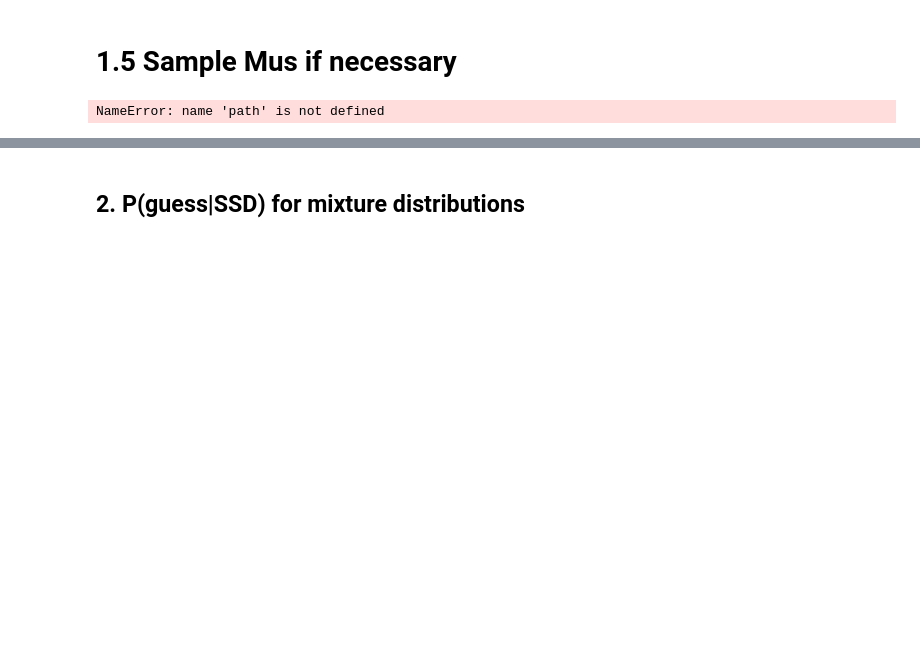
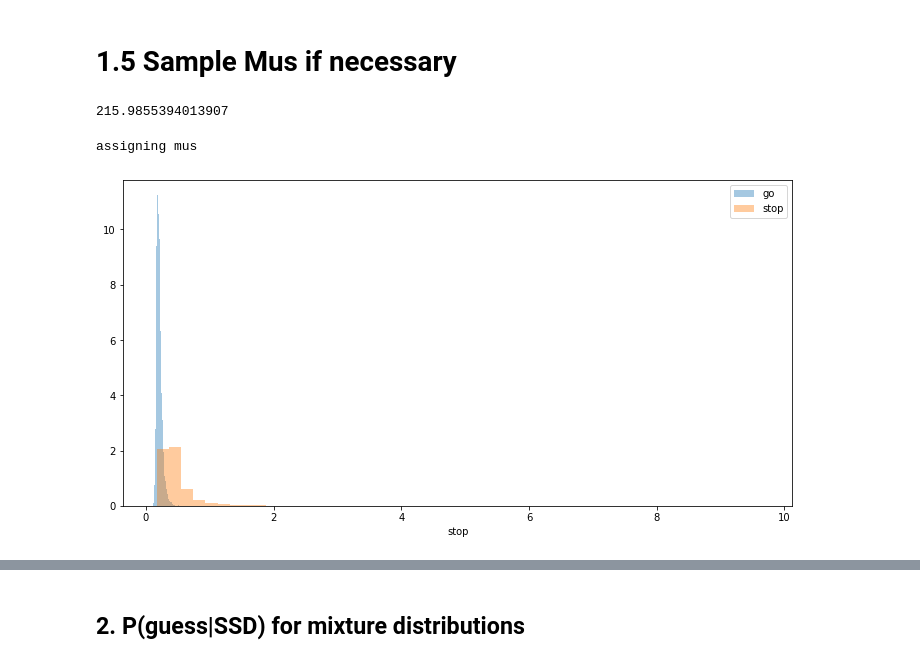
Before and after one commit to henrymj/ABCD_simulations, a Jupyter notebook: preprocess_ABCD_get_metrics.ipynb, the cells around one changed output, grey strips where cells are left out. Drawn from its saved outputs; the diff is of its cells as text; code cells hidden in the pictures; blank space fills up the shorter version.

```diff
--- a/preprocess_ABCD_get_metrics.ipynb
+++ b/preprocess_ABCD_get_metrics.ipynb
@@ -212,13 +174,13 @@ _ = plt.legend()
 # %% [output]
 [figure]
 # %%
+# repeating but giving a reasonable scale for the SSRT distribution
+
 fig = plt.figure(figsize=(12,6))
 ax = sns.distplot(ssrt_metrics['SSRT'], kde=False, norm_hist=True, label='SSRT')
-ssrt_loc,ssrt_var = norm.fit(ssrt_metrics['SSRT'])
 xx = np.arange(-500, 3000, 1)
 ax.plot(xx, norm.pdf(xx, loc=ssrt_loc, scale=85), 'k', lw=2)
 _ = sns.distplot(ssrt_metrics['mean_go_RT'], kde=False,norm_hist=True, ax=ax, label='goRT')
-goRT_loc,goRT_var = norm.fit(ssrt_metrics['mean_go_RT'])
 ax.plot(xx, norm.pdf(xx, loc=goRT_loc, scale=goRT_var), 'k', lw=2)
 _ = plt.legend()
 # %% [output]
@@ -236,7 +214,56 @@ SSD_dist.to_csv('abcd_data/SSD_dist_by_subj.csv', index=False)
 # %% [markdown]
 # 1.5 Sample Mus if necessary
-# %%
-if not path.exists('abcd_data/assigned_mus.json') or OVERWRITE_MUS:
-    print('assigning new mus')
-# %% [output]
-NameError: name 'path' is not defined
+# %%
+np.random.normal(loc=200, scale=9)
+# %% [output]
+215.9855394013907
+# %%
+def convert_to_mu(rt, thresh=100, ndt=50):
+    # example solve:
+    # Threshold = mu * (rt - non-decision-time)
+    # Threshold / (rt - ndt) = mu
+    return thresh/(rt-ndt)
+
+def sample(mean, scale, ndt=50):
+    tmp = np.random.normal(loc=mean, scale=scale)
+    # if it is less that the non-decision-time, you get negative mus
+    # if it is close to the nondecision time, you get HUGE mus
+    while tmp < ndt+10:
+        tmp = np.random.normal(loc=mean, scale=scale)
+    return tmp
+
+if not path.exists('abcd_data/assigned_mus.json') or OVERWRITE_MUS:
+    print('assigning mus')
+    mus_dict = {}
+    for sub in SSD_dist.NARGUID.unique():
+        mus_dict[sub] = {}
+        mus_dict[sub]['goRT'] = sample(mean=goRT_loc, scale=goRT_var)
+        mus_dict[sub]['go'] = convert_to_mu(mus_dict[sub]['goRT'])
+        mus_dict[sub]['SSRT'] = sample(mean=ssrt_loc, scale=85) # HARD CODED SCALE FOR BETTER FIT
+        mus_dict[sub]['stop'] = convert_to_mu(mus_dict[sub]['SSRT'])
+
+
+# mu_dict['prob_subs'] = list(problem_subs)
+# mu_df = mu_df.apply(pd.Series)
+
+# json_mu_path = 'abcd_data/individual_mus.json'
+# with open(json_mu_path, 'w') as jp:
+#     json.dump(mu_dict, jp)
+# %% [output]
+assigning mus
+# %%
+# mu_df = mu_df.apply(pd.Series)
+
+mu_df = pd.DataFrame(mus_dict).T
+
+fig = plt.figure(figsize=(12,6))
+ax = sns.distplot(mu_df['go'], kde=False, norm_hist=True, label='go')
+go_loc,go_scale = norm.fit(mu_df['go'])
+# xx = np.arange(-1, 20, 1)
+# ax.plot(xx, norm.pdf(xx, loc=go_loc, scale=go_scale), 'k', lw=2)
+_ = sns.distplot(mu_df['stop'], kde=False,norm_hist=True, ax=ax, label='stop')
+stop_loc,stop_scale = norm.fit(mu_df['stop'])
+# ax.plot(xx, norm.pdf(xx, loc=stop_loc, scale=stop_scale), 'k', lw=2)
+_ = plt.legend()
+# %% [output]
+[figure, added]
```
Also changed, not shown: parts of 13 cells of this notebook, 2 other files.
